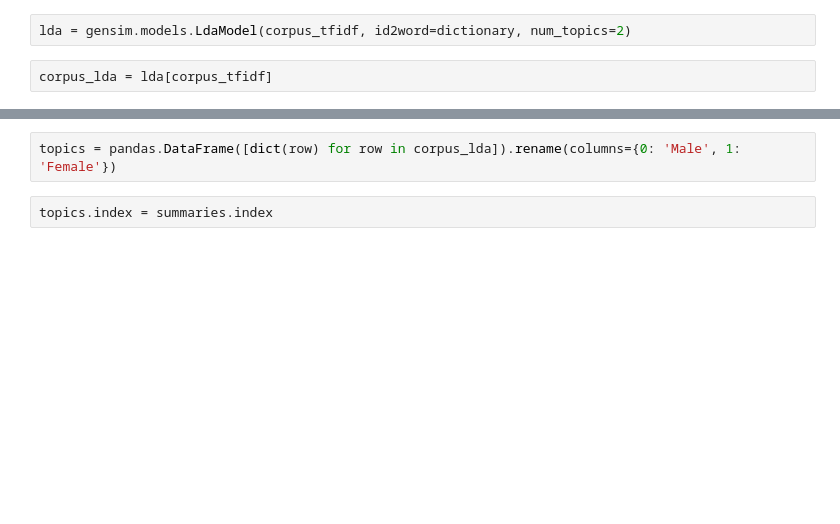
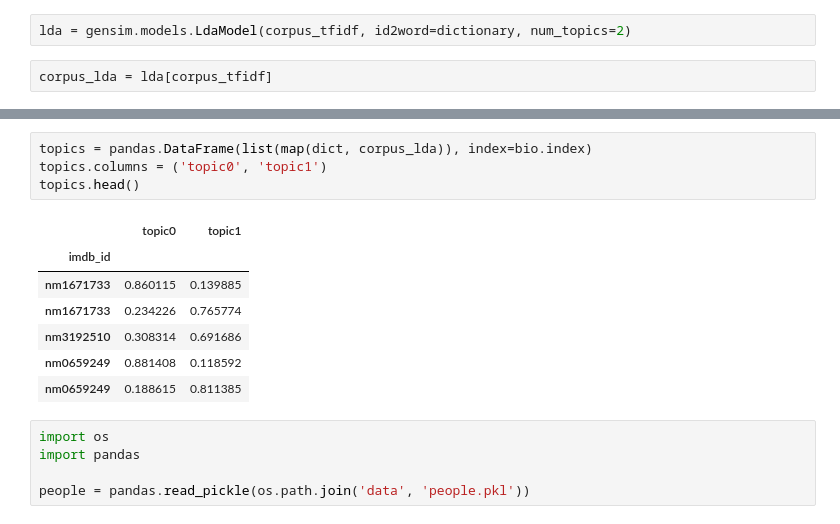
Before and after one commit to IHackPy/bollywood_workshop, a Jupyter notebook: notebooks/99_Appendix.ipynb, the cells around one changed output, grey strips where cells are left out. Saved outputs shown, nothing was run; the diff lists cells and outputs as text; blank space fills up the shorter version.

```diff
--- a/notebooks/99_Appendix.ipynb
+++ b/notebooks/99_Appendix.ipynb
@@ -617,5 +640,18 @@ dict(corpus_lda[0])
-# %%
-topics = pandas.DataFrame([dict(row) for row in corpus_lda]).rename(columns={0: 'Male', 1: 'Female'})
-# %%
-topics.index = summaries.index
+# %%
+topics = pandas.DataFrame(list(map(dict, corpus_lda)), index=bio.index)
+topics.columns = ('topic0', 'topic1')
+topics.head()
+# %% [output]
+|  | topic0 | topic1 |
+| imdb_id |  |  |
+| nm1671733 | 0.860115 | 0.139885 |
+| nm1671733 | 0.234226 | 0.765774 |
+| nm3192510 | 0.308314 | 0.691686 |
+| nm0659249 | 0.881408 | 0.118592 |
+| nm0659249 | 0.188615 | 0.811385 |
+# %%
+import os
+import pandas
+
+people = pandas.read_pickle(os.path.join('data', 'people.pkl'))
 # %%
```
Also changed, not shown: parts of 12 cells of this notebook, 3 other files.
